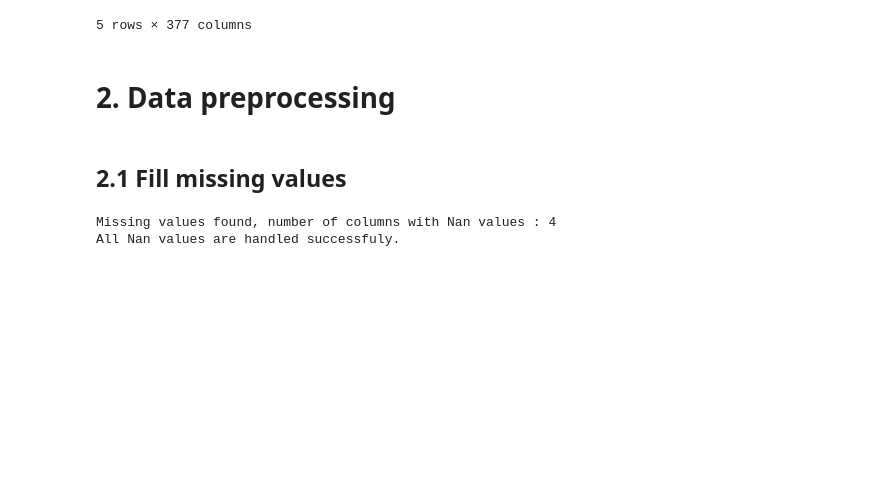
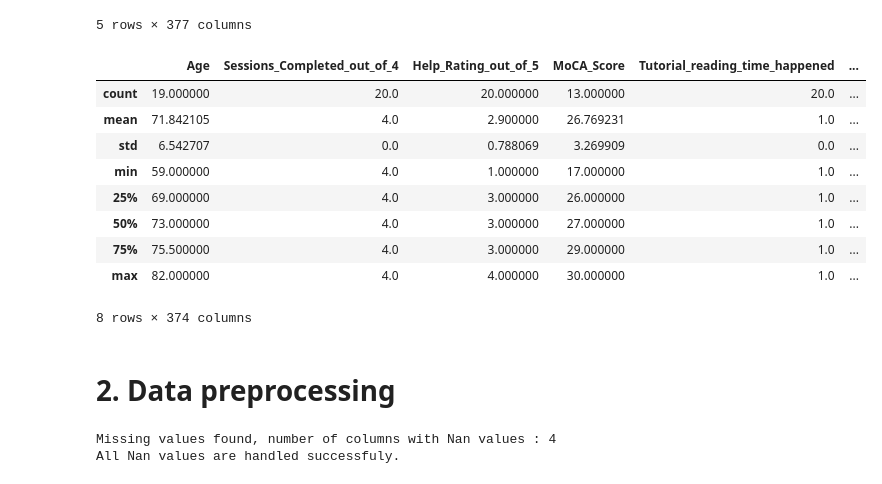
Before and after one commit to sana-mirahsani/detection_AD_with_VR_data, a Jupyter notebook: src/notebooks/2.Data_preprocessing.ipynb, the cells around one changed output. Saved outputs shown, nothing was run; the diff lists cells and outputs as text; code cells hidden in the pictures; blank space fills up the shorter version.

```diff
--- a/src/notebooks/2.Data_preprocessing.ipynb
+++ b/src/notebooks/2.Data_preprocessing.ipynb
@@ -38,12 +43,23 @@ df.head()
 | 3 | P004 | 75.0 | Male | Left | 4 | 3 | NaN | ... |
 | 4 | P005 | 62.0 | Male | Right | 4 | 4 | 27.0 | ... |
 5 rows × 377 columns
+# %%
+df.describe()
+# %% [output]
+|  | Age | Sessions_Completed_out_of_4 | Help_Rating_out_of_5 | MoCA_Score | Tutorial_reading_time_happened | ... |
+| count | 19.000000 | 20.0 | 20.000000 | 13.000000 | 20.0 | ... |
+| mean | 71.842105 | 4.0 | 2.900000 | 26.769231 | 1.0 | ... |
+| std | 6.542707 | 0.0 | 0.788069 | 3.269909 | 0.0 | ... |
+| min | 59.000000 | 4.0 | 1.000000 | 17.000000 | 1.0 | ... |
+| 25% | 69.000000 | 4.0 | 3.000000 | 26.000000 | 1.0 | ... |
+| 50% | 73.000000 | 4.0 | 3.000000 | 27.000000 | 1.0 | ... |
+| 75% | 75.500000 | 4.0 | 3.000000 | 29.000000 | 1.0 | ... |
+| max | 82.000000 | 4.0 | 4.000000 | 30.000000 | 1.0 | ... |
+8 rows × 374 columns
 # %%
 df_cleaning = df.copy()
 # %% [markdown]
 # 2. Data preprocessing
-# %% [markdown]
-## 2.1 Fill missing values
 # %%
 df_cleaning = dp.check_Nan_values(original_df= df_cleaning, missing_values_threshold=0.6)
 # %% [output]
```
Also changed, not shown: parts of 25 cells of this notebook, 2 other files.
